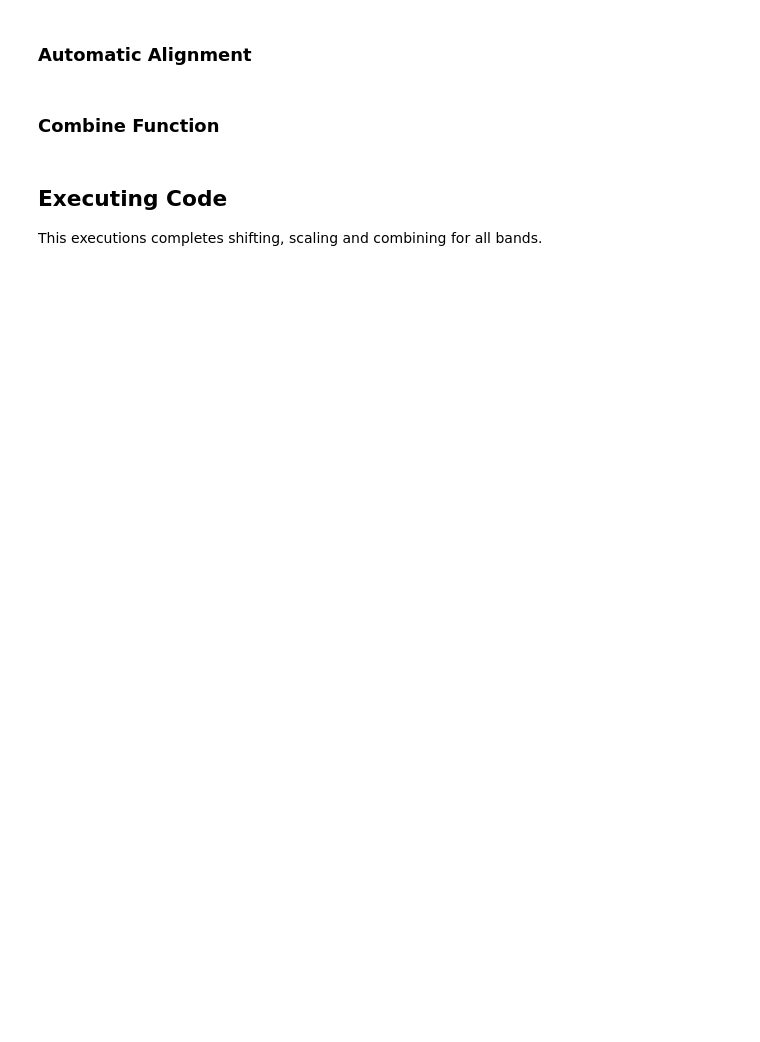
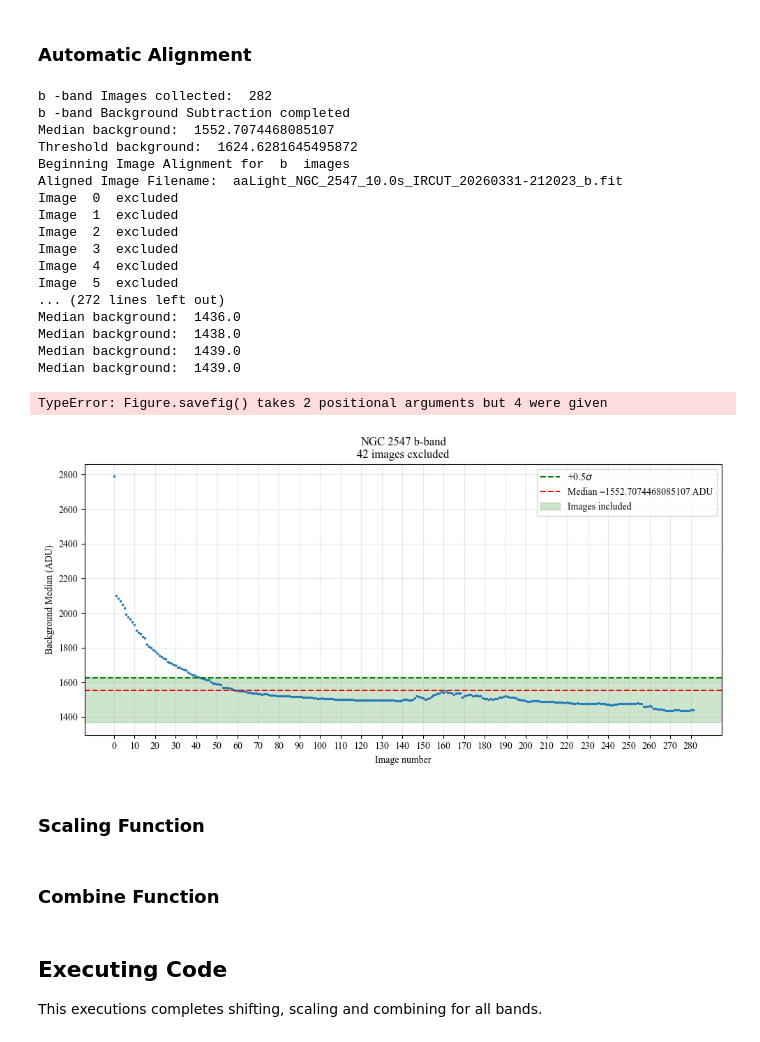
Before and after one commit to Christina1508/ASP3231_Project, a Jupyter notebook: data_proc_combining_v2.ipynb, the cells around one changed output. Saved outputs shown, nothing was run; the diff lists cells and outputs as text; code cells hidden in the pictures; blank space fills up the shorter version.

Commit message:
updating data directory

```diff
--- a/data_proc_combining_v2.ipynb
+++ b/data_proc_combining_v2.ipynb
@@ -137,10 +67,0 @@ plt.show()
-# %%
-# Finding which images should be excluded due to large background median
-bkg_meds = []
-for idk, thisimage in enumerate(scim):
-    # Model the data using a 50x50 box size for smoothing
-    im_bkg = Background2D(scim[idk], 50)
-    # Background
-    bkg_meds = np.append(bkg_meds, im_bkg.background_median.value)
-
-print(bkg_meds)
@@ -165,5 +68,25 @@ print(bkg_meds)
 # %%
 def bkg_subtraction(fidx):
+    fn_name, refidx, band = band_sel(fidx)
+
+    # Collate images into scim and go into image path file
+    images = ccdproc.ImageFileCollection(im_dir, glob_include=fn_name)
+
+    scim = []
+    newname = []
+    for fn in images.files_filtered():
+        scim.append(CCDData.read(im_dir + fn, unit = "adu"))
+
+        # Update scim with the correct time meta data
+        times = scim[-1].header['DATE-OBS']                                      # Get the time
+        t = Time(times, format='isot', scale='utc')                              # Read the time from UTC format
+        scim[-1].header['MJD-OBS'] = (float(t.mjd), 'MJD')
+
+        # creating new name for automatic alignment later
+        newname.extend(["aa"+fn])
+
+    print(band,"-band Images collected: ", len(scim))
+
     bkg_meds = []
     for idk, thisimage in enumerate(scim):
         # Model the data using a 50x50 box size for smoothing
@@ -173,14 +96,17 @@ def bkg_subtraction(fidx):
 
         # removing background in image
         scim[idk].data = scim[idk].data - im_bkg.background.value
-
-
-    # plotting background
+    print(band, "-band Background Subtraction completed")
 
     # selecting threshold value to exlude
-    med_1sig = np.mean(bkg_meds) + np.std(bkg_meds)
+    med_1sig = np.mean(bkg_meds) + 0.5*np.std(bkg_meds)
+    print("Median background: ",np.mean(bkg_meds))
+    print("Threshold background: ", med_1sig)
 
-    return med_1sig, scim
+    # saving background median values to text file
+    np.savetxt("background/"+band+"_bkg_meds.txt", bkg_meds, overwrite=True)
+
+    return med_1sig, scim, bkg_meds, newname
 # %% [markdown]
 ### Automatic Alignment
 # %%
@@ -231 +165,25 @@ def autom_align(fidx):
     print("Image Alignment Completed")
+# %%
+autom_align(fidx)
+# %% [output]
+b -band Images collected:  282
+b -band Background Subtraction completed
+Median background:  1552.7074468085107
+Threshold background:  1624.6281645495872
+Beginning Image Alignment for  b  images
+Aligned Image Filename:  aaLight_NGC_2547_10.0s_IRCUT_20260331-212023_b.fit
+Image  0  excluded
+Image  1  excluded
+Image  2  excluded
+Image  3  excluded
+Image  4  excluded
+Image  5  excluded
+... (272 lines left out)
+Median background:  1436.0
+Median background:  1438.0
+Median background:  1439.0
+Median background:  1439.0
+TypeError: Figure.savefig() takes 2 positional arguments but 4 were given
+[figure, added]
+# %% [markdown]
+### Scaling Function
```
Also changed, not shown: parts of 7 cells of this notebook, 17 other files.
